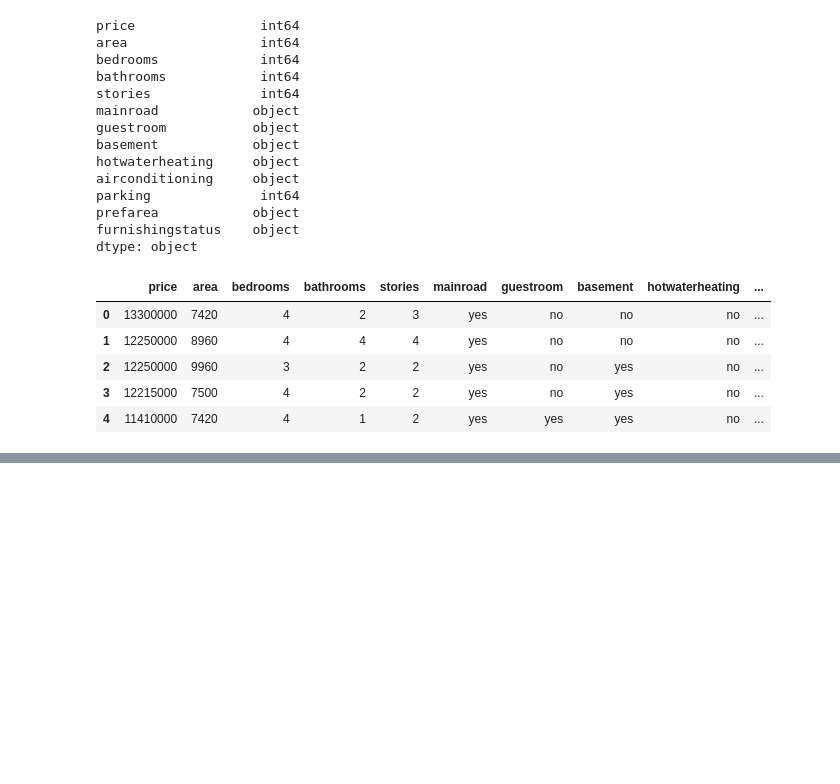
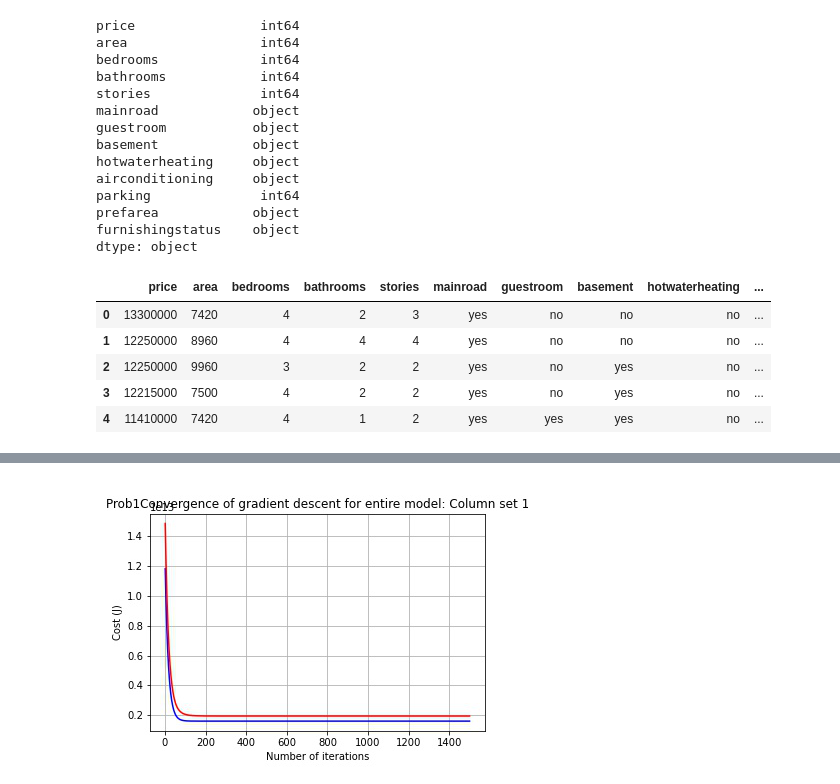
Before and after one commit to mrNoahItAllss/INTRO_TO_ML_REPO, a Jupyter notebook: HW1_LinearRegHousing/HW0_Rev0_Noah_Telfer_801196211.ipynb, the cells around one changed output, grey strips where cells are left out. Saved outputs shown, nothing was run; the diff lists cells and outputs as text; code cells hidden in the pictures; blank space fills up the shorter version.

```diff
--- a/HW1_LinearRegHousing/HW0_Rev0_Noah_Telfer_801196211.ipynb
+++ b/HW1_LinearRegHousing/HW0_Rev0_Noah_Telfer_801196211.ipynb
@@ -214,0 +353,4 @@ plt.savefig('convergence_part2.jpg')
+# %%
+Image.open(graphs[1])
+# %% [output]
+[figure, added]
```
Also changed, not shown: parts of 28 cells of this notebook, 1 other file.
